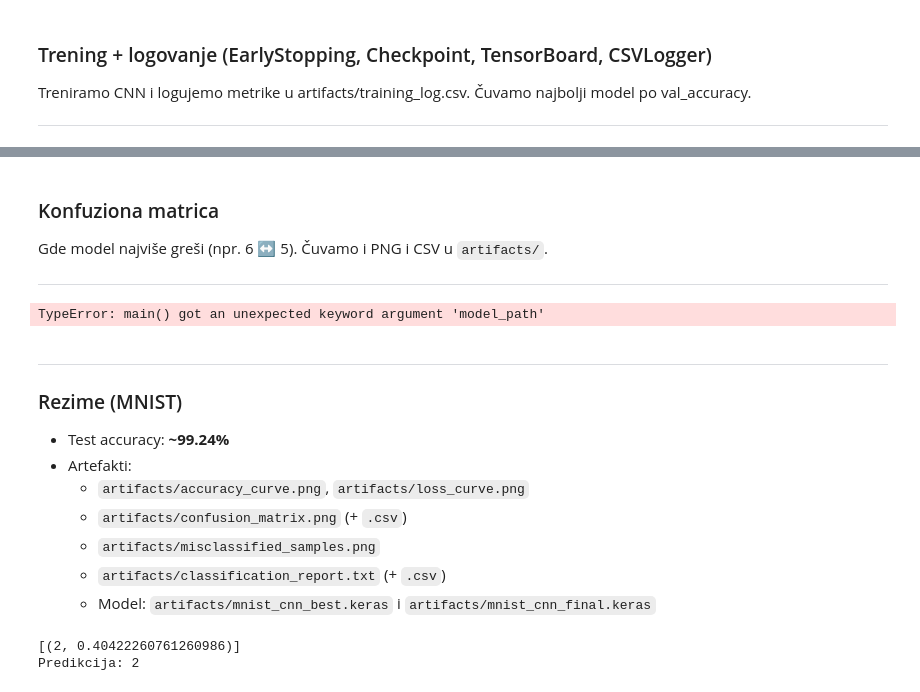
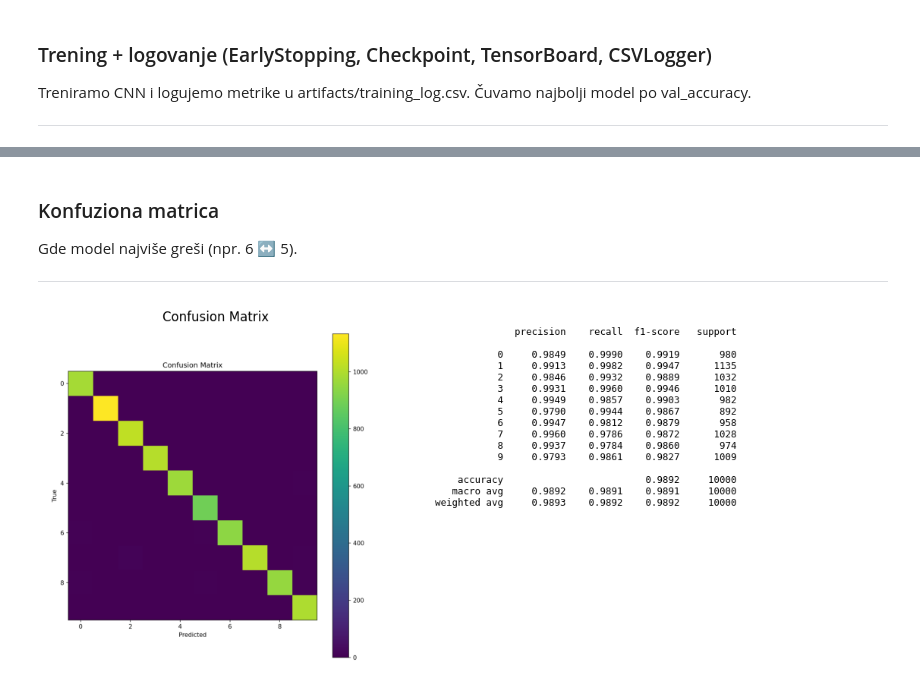
Before and after one commit to teodora525/OCR, a Jupyter notebook: notebookForOcr/notebookOCR.ipynb, the cells around one changed output, grey strips where cells are left out. Drawn from its saved outputs; the diff is of its cells as text; code cells hidden in the pictures.

```diff
--- a/notebookForOcr/notebookOCR.ipynb
+++ b/notebookForOcr/notebookOCR.ipynb
@@ -206,42 +258,25 @@ FileNotFoundError: Nema artifacts/training_log.csv. Pokreni trening da se CSV ge
 # %% [markdown]
 ### Konfuziona matrica
-Gde model najviše greši (npr. 6 ↔ 5). Čuvamo i PNG i CSV u `artifacts/`.
+Gde model najviše greši (npr. 6 ↔ 5).
 
 ---
-# %%
-from pathlib import Path
-from src.ocr.eval.evaluate import main  # ako staviš kod u npr. src/ocr/eval/evaluate.py
-
-ARTIFACTS = Path(PROJECT_ROOT) / "artifacts"
-main(
-    model_path=ARTIFACTS / "mnist_cnn_best.keras",  # ili mnist_cnn_final.keras
-    artifacts_dir=ARTIFACTS,
-    max_wrong=25
-)
-# %% [output]
-TypeError: main() got an unexpected keyword argument 'model_path'
-# %% [markdown]
----
-
-### Rezime (MNIST)
-- Test accuracy: **~99.24%**
-- Artefakti:
-  - `artifacts/accuracy_curve.png`, `artifacts/loss_curve.png`
-  - `artifacts/confusion_matrix.png` (+ `.csv`)
-  - `artifacts/misclassified_samples.png`
-  - `artifacts/classification_report.txt` (+ `.csv`)
-  - Model: `artifacts/mnist_cnn_best.keras` i `artifacts/mnist_cnn_final.keras`
-# %%
-from pathlib import Path
-import cv2
-from src.ocr.pipeline import predict_line_from_array, predict_line_string_from_array
-
-img_path = Path(PROJECT_ROOT) / "artifacts" / "sample_images.png"
-img = cv2.imread(str(img_path))  # BGR
-
-items = predict_line_from_array(img)
-print(items)
-print("Predikcija:", predict_line_string_from_array(img))
-# %% [output]
-[(2, 0.40422260761260986)]
-Predikcija: 2
+# %%
+artifacts = PROJECT_ROOT / "artifacts"
+cm_png = artifacts / "confusion_matrix.png"
+report_txt = artifacts / "classification_report.txt"
+
+img = mpimg.imread(cm_png)
+report = report_txt.read_text(encoding="utf-8")
+
+fig, axes = plt.subplots(1, 2, figsize=(12, 5))
+axes[0].imshow(img)
+axes[0].axis("off")
+axes[0].set_title("Confusion Matrix", fontsize=12)
+
+axes[1].axis("off")
+axes[1].text(0, 1, report, fontsize=9, family='monospace', va='top')
+
+plt.tight_layout()
+plt.show()
+# %% [output]
+[figure, added]
```
Also changed, not shown: parts of 15 cells of this notebook, 11 other files.
